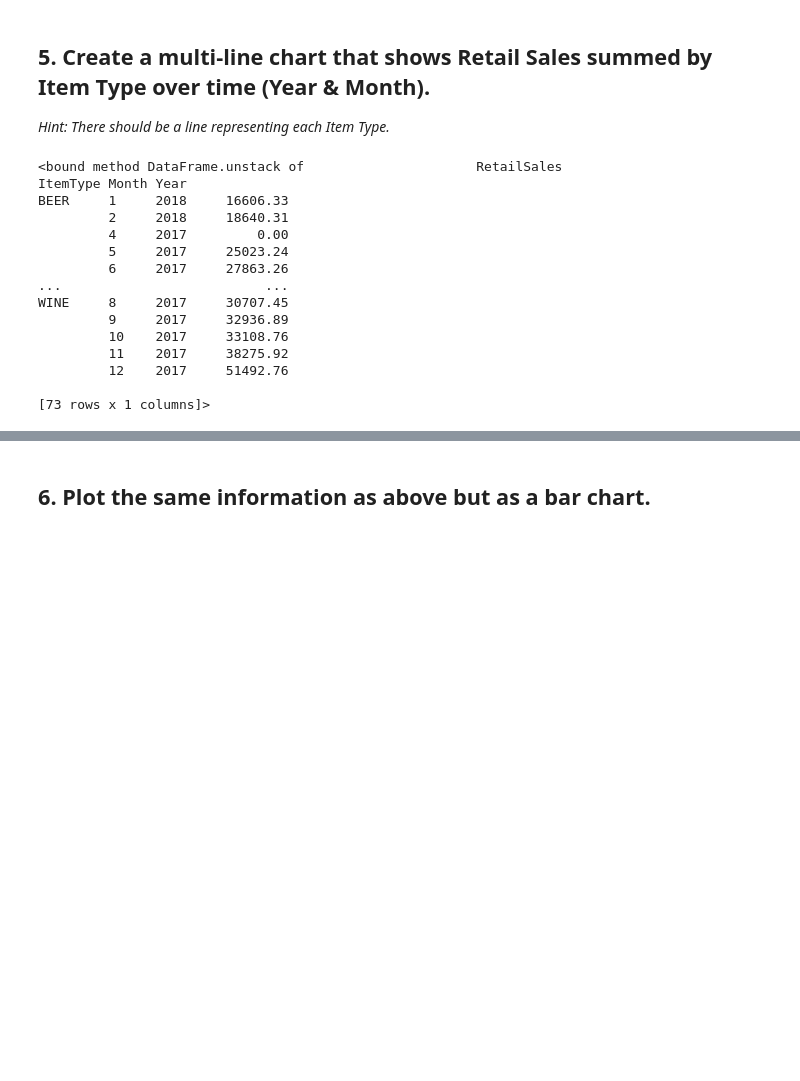
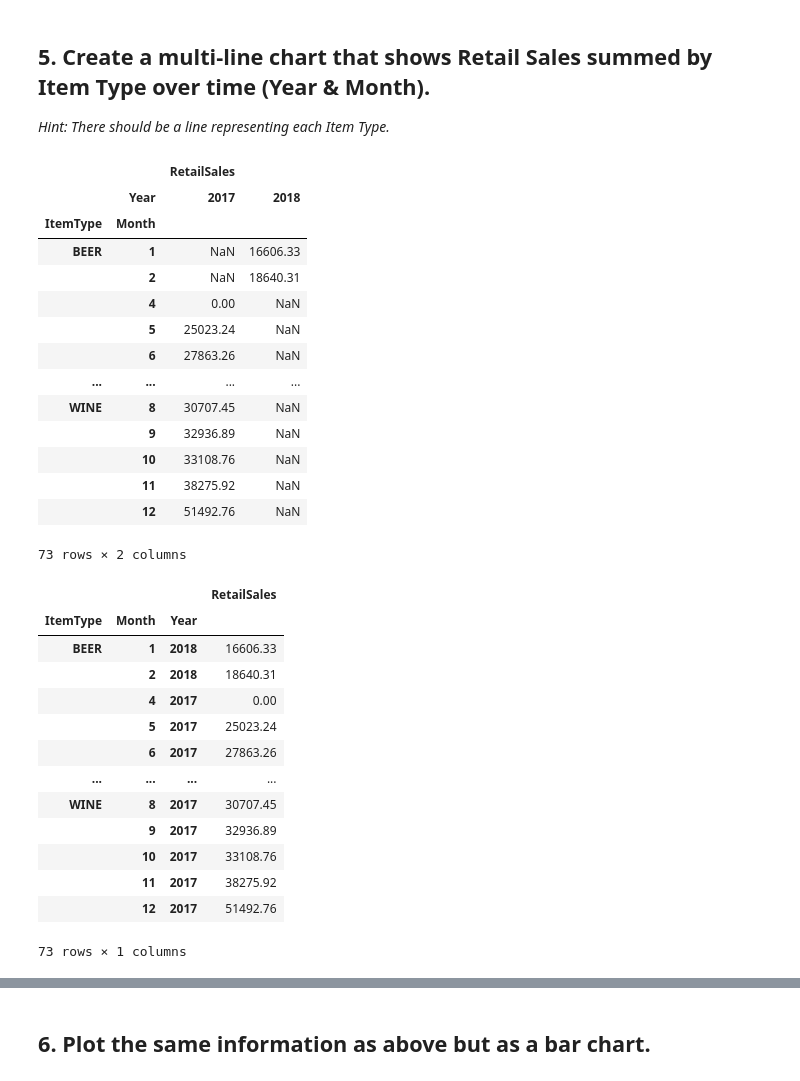
Before and after one commit to ironhack-datalabs/datamad0120, a Jupyter notebook: module-2/lab-plotting-multiple-data-series/your-code/main.ipynb, the cells around one changed output, grey strips where cells are left out. Drawn from its saved outputs; the diff is of its cells as text; code cells hidden in the pictures; blank space fills up the shorter version.

```diff
--- a/module-2/lab-plotting-multiple-data-series/your-code/main.ipynb
+++ b/module-2/lab-plotting-multiple-data-series/your-code/main.ipynb
@@ -105,23 +105,39 @@ res.plot.bar()
 *Hint: There should be a line representing each Item Type.*
 # %%
 
-res = data.groupby(["ItemType", "Month", "Year"])[["RetailSales"]].sum().unstack
-res
+res = data.groupby(["ItemType", "Month", "Year"])[["RetailSales"]].sum().unstack()
+res_1= data.groupby(["ItemType", "Month", "Year"])[["RetailSales"]].sum()
+display(res)
+display(res_1)
 # %% [output]
+|  |  | RetailSales |  |
+|  | Year | 2017 | 2018 |
+| ItemType | Month |  |  |
+| BEER | 1 | NaN | 16606.33 |
+|  | 2 | NaN | 18640.31 |
+|  | 4 | 0.00 | NaN |
+|  | 5 | 25023.24 | NaN |
+|  | 6 | 27863.26 | NaN |
+| ... | ... | ... | ... |
+| WINE | 8 | 30707.45 | NaN |
+|  | 9 | 32936.89 | NaN |
+|  | 10 | 33108.76 | NaN |
+|  | 11 | 38275.92 | NaN |
+|  | 12 | 51492.76 | NaN |
-<bound method DataFrame.unstack of                      RetailSales
-ItemType Month Year
-BEER     1     2018     16606.33
-         2     2018     18640.31
-         4     2017         0.00
-         5     2017     25023.24
-         6     2017     27863.26
-...                          ...
-WINE     8     2017     30707.45
-         9     2017     32936.89
-         10    2017     33108.76
-         11    2017     38275.92
-         12    2017     51492.76
-
-[73 rows x 1 columns]>
+73 rows × 2 columns
+|  |  |  | RetailSales |
+| ItemType | Month | Year |  |
+| BEER | 1 | 2018 | 16606.33 |
+|  | 2 | 2018 | 18640.31 |
+|  | 4 | 2017 | 0.00 |
+|  | 5 | 2017 | 25023.24 |
+|  | 6 | 2017 | 27863.26 |
+| ... | ... | ... | ... |
+| WINE | 8 | 2017 | 30707.45 |
+|  | 9 | 2017 | 32936.89 |
+|  | 10 | 2017 | 33108.76 |
+|  | 11 | 2017 | 38275.92 |
+|  | 12 | 2017 | 51492.76 |
+73 rows × 1 columns
 # %%
 # use unstack()
```
Also changed, not shown: parts of 4 cells of this notebook.
